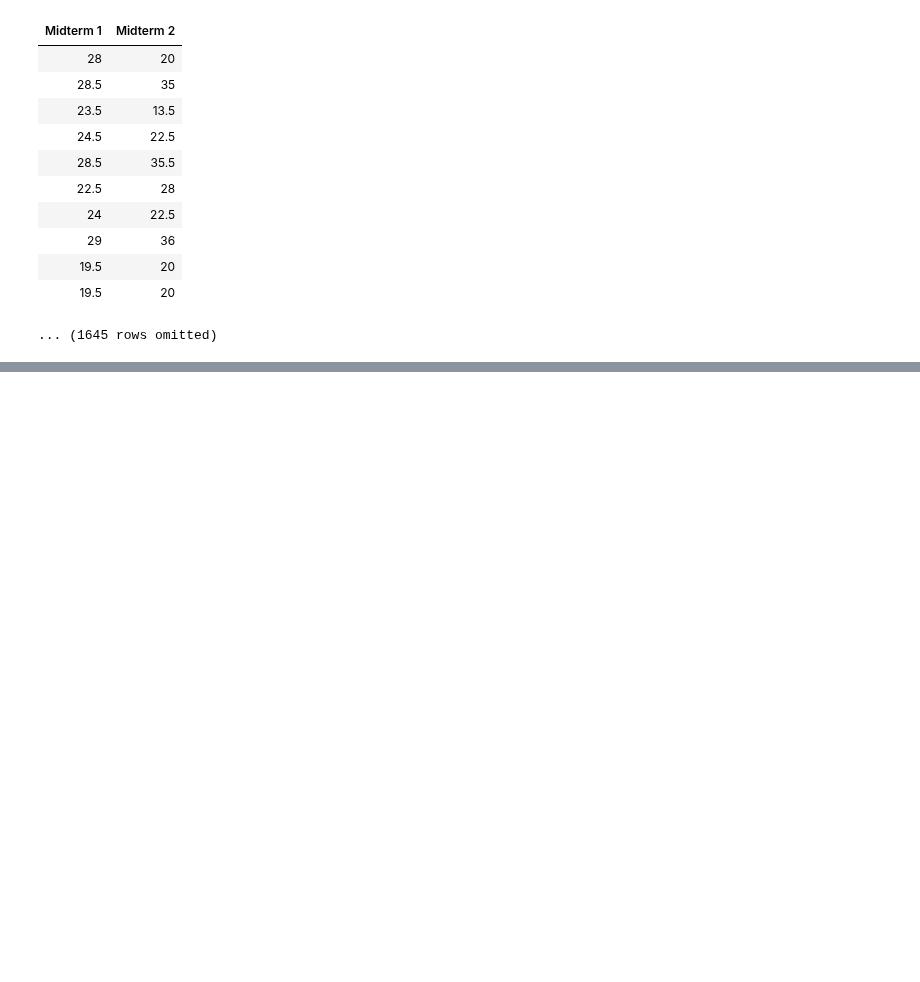
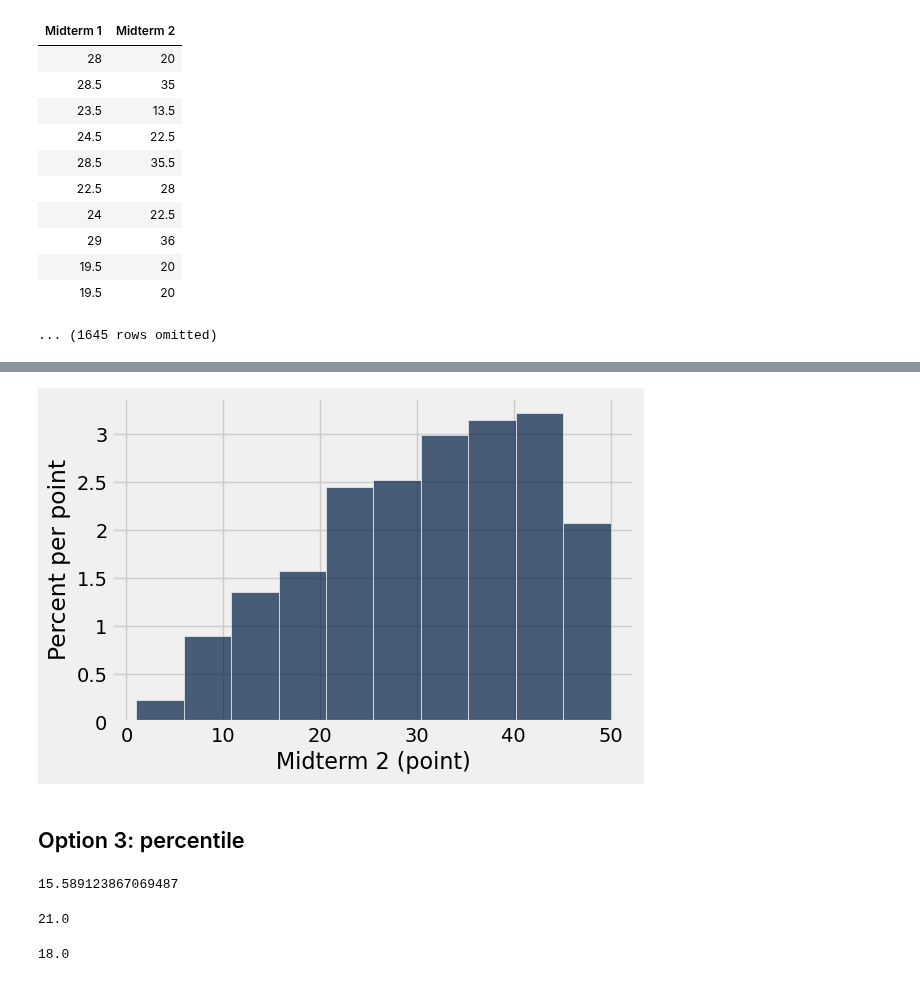
Before and after one commit to lawtonsclass/f24-code-from-class, a Jupyter notebook: data8-practice/final-review.ipynb, the cells around one changed output, grey strips where cells are left out. Saved outputs shown, nothing was run; the diff lists cells and outputs as text; code cells hidden in the pictures; blank space fills up the shorter version.

```diff
--- a/data8-practice/final-review.ipynb
+++ b/data8-practice/final-review.ipynb
@@ -180,0 +436,20 @@ scores.drop(2) # let's forget about column 2
+# %%
+scores.hist('Midterm 2', unit='point')
+# %% [output]
+[figure, added]
+# %% [markdown]
+## Option 3: percentile
+# %%
+mt1_actual = 21
+mt1_percentile = sum(mt1 <= mt1_actual) / len(mt1) * 100
+mt1_percentile
+# %% [output]
+15.589123867069487
+# %%
+percentile(mt1_percentile, mt1)
+# %% [output]
+21.0
+# %%
+percentile(mt1_percentile, mt2)
+# %% [output]
+18.0
```
Also changed, not shown: parts of 63 cells of this notebook, 3 other files.
